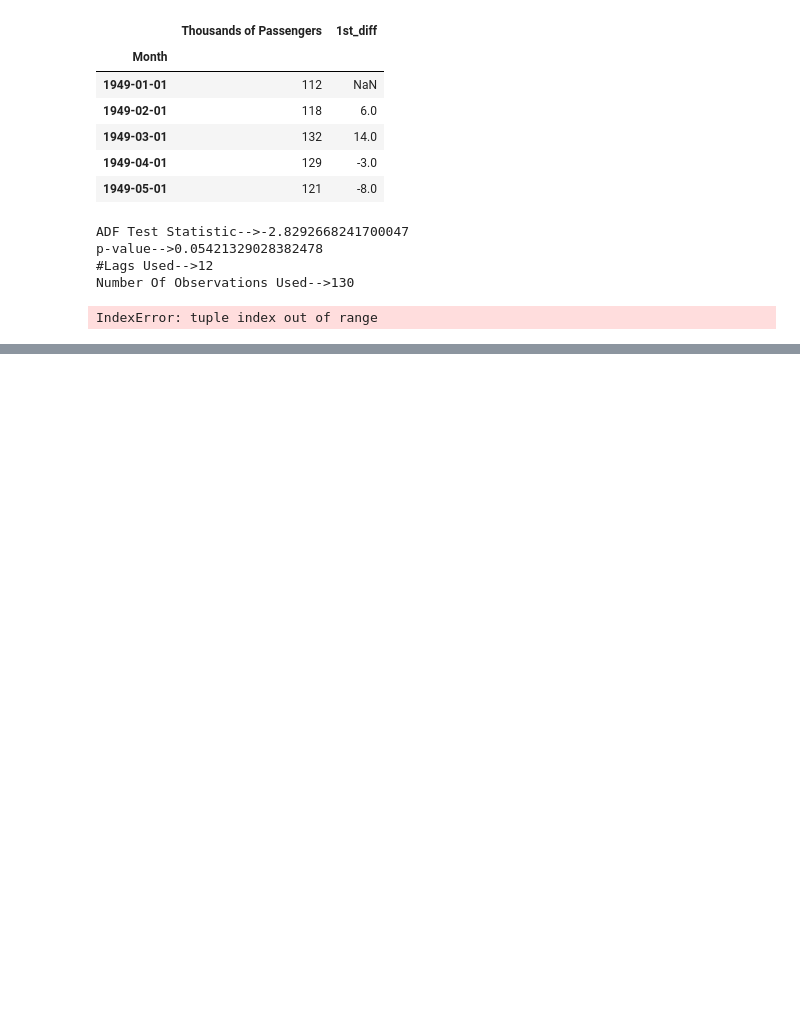
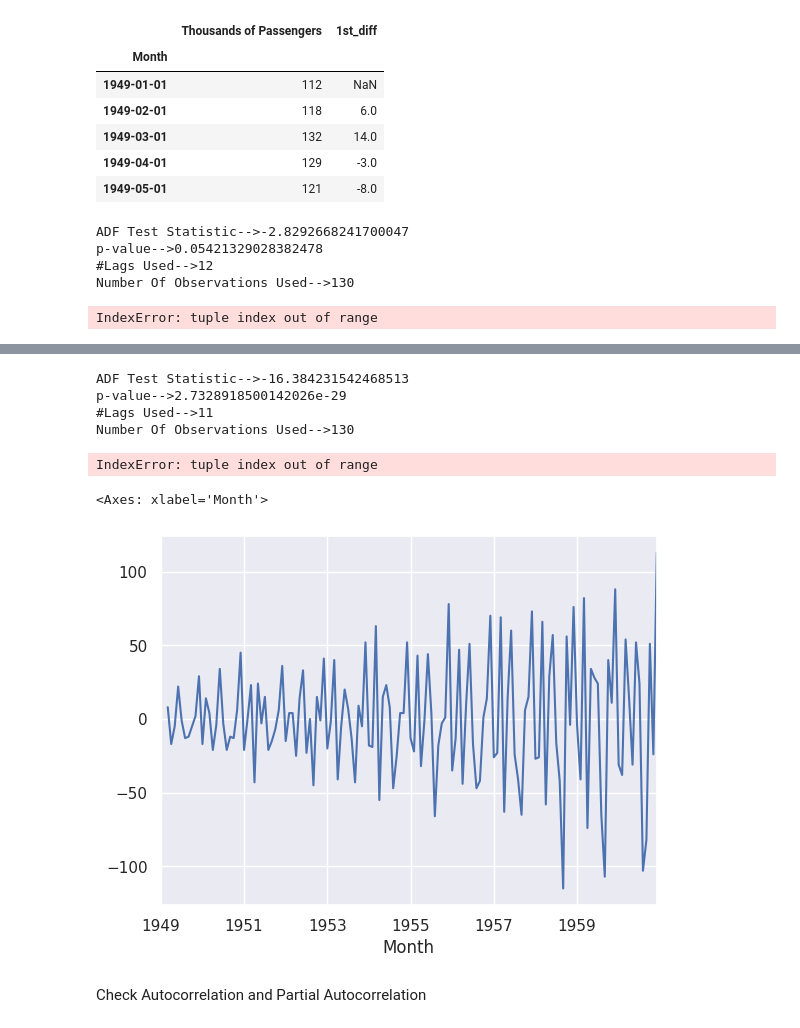
Before and after one commit to KOWSALYAAARU/test_app, a Jupyter notebook: time_series_forecasting_casestudy_1.ipynb, the cells around one changed output, grey strips where cells are left out. Saved outputs shown, nothing was run; the diff lists cells and outputs as text; code cells hidden in the pictures; blank space fills up the shorter version.

```diff
--- a/time_series_forecasting_casestudy_1.ipynb
+++ b/time_series_forecasting_casestudy_1.ipynb
@@ -197,0 +199,5 @@ IndexError: tuple index out of range
+# %%
+## 2nd difference as well for stationarity check
+
+dataset['2nd_diff'] = dataset['1st_diff'] - dataset['1st_diff'].shift(1)
+dataset.head()
@@ -197,0 +212,15 @@ IndexError: tuple index out of range
+# %%
+check_adftest(dataset['2nd_diff'].dropna())
+# %% [output]
+ADF Test Statistic-->-16.384231542468513
+p-value-->2.7328918500142026e-29
+#Lags Used-->11
+Number Of Observations Used-->130
+IndexError: tuple index out of range
+# %%
+dataset['2nd_diff'].plot()
+# %% [output]
+<Axes: xlabel='Month'>
+[figure, added]
+# %% [markdown]
+Check Autocorrelation and Partial Autocorrelation
```
Also changed, not shown: parts of 10 cells of this notebook.
